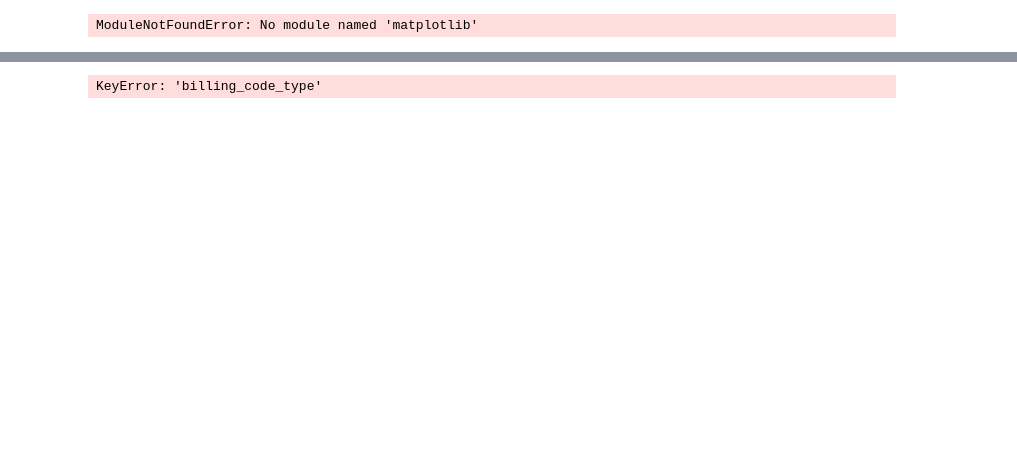
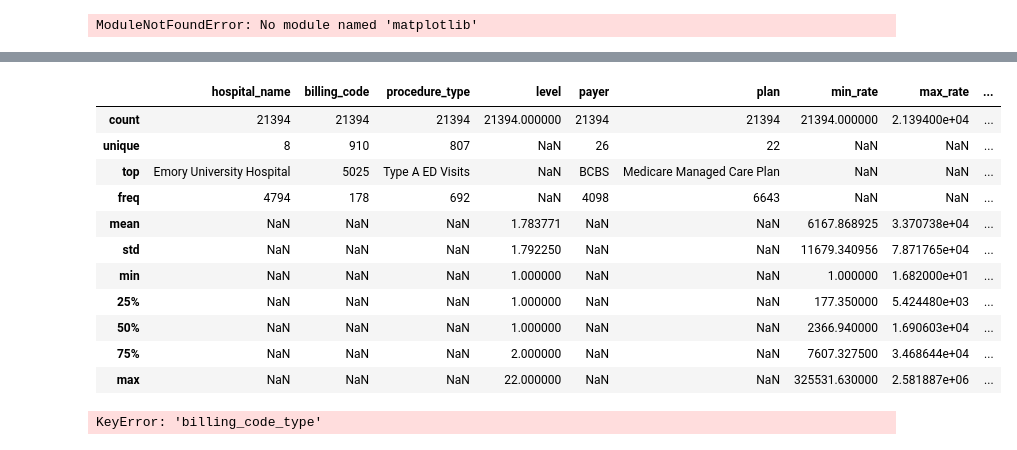
Before and after one commit to wmespi/honest-healthcare, a Jupyter notebook: etl/debug/Untitled.ipynb, the cells around one changed output, grey strips where cells are left out. Cells and saved outputs as stored; diff of their text form; code cells hidden in the pictures; blank space fills up the shorter version.

```diff
--- a/etl/debug/Untitled.ipynb
+++ b/etl/debug/Untitled.ipynb
@@ -23,0 +17,15 @@ check
+# %%
+check.describe(include='all')
+# %% [output]
+|  | hospital_name | billing_code | procedure_type | level | payer | plan | min_rate | max_rate | ... |
+| count | 21394 | 21394 | 21394 | 21394.000000 | 21394 | 21394 | 21394.000000 | 2.139400e+04 | ... |
+| unique | 8 | 910 | 807 | NaN | 26 | 22 | NaN | NaN | ... |
+| top | Emory University Hospital | 5025 | Type A ED Visits | NaN | BCBS | Medicare Managed Care Plan | NaN | NaN | ... |
+| freq | 4794 | 178 | 692 | NaN | 4098 | 6643 | NaN | NaN | ... |
+| mean | NaN | NaN | NaN | 1.783771 | NaN | NaN | 6167.868925 | 3.370738e+04 | ... |
+| std | NaN | NaN | NaN | 1.792250 | NaN | NaN | 11679.340956 | 7.871765e+04 | ... |
+| min | NaN | NaN | NaN | 1.000000 | NaN | NaN | 1.000000 | 1.682000e+01 | ... |
+| 25% | NaN | NaN | NaN | 1.000000 | NaN | NaN | 177.350000 | 5.424480e+03 | ... |
+| 50% | NaN | NaN | NaN | 1.000000 | NaN | NaN | 2366.940000 | 1.690603e+04 | ... |
+| 75% | NaN | NaN | NaN | 2.000000 | NaN | NaN | 7607.327500 | 3.468644e+04 | ... |
+| max | NaN | NaN | NaN | 22.000000 | NaN | NaN | 325531.630000 | 2.581887e+06 | ... |
```
Also changed, not shown: parts of 2 cells of this notebook, 3 other files.
